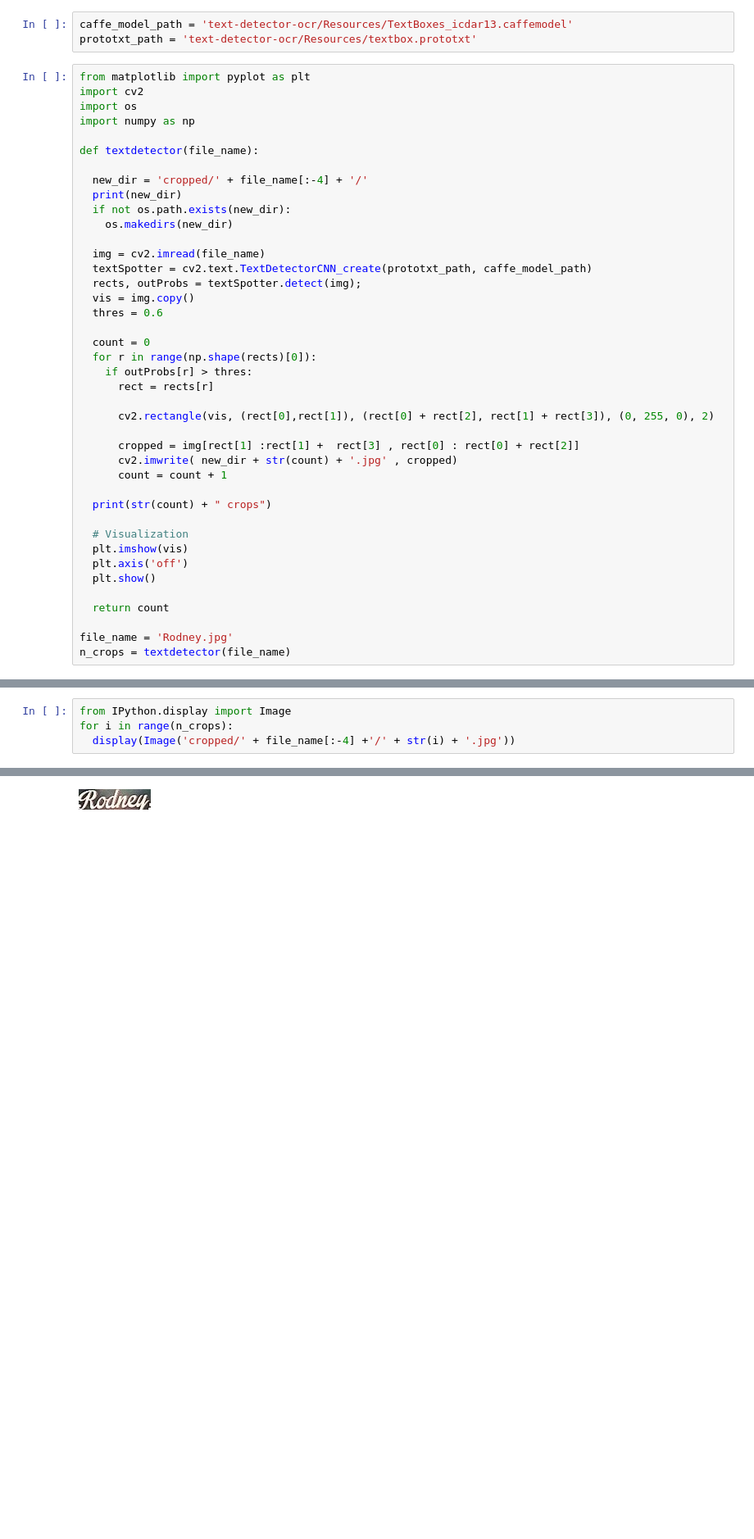
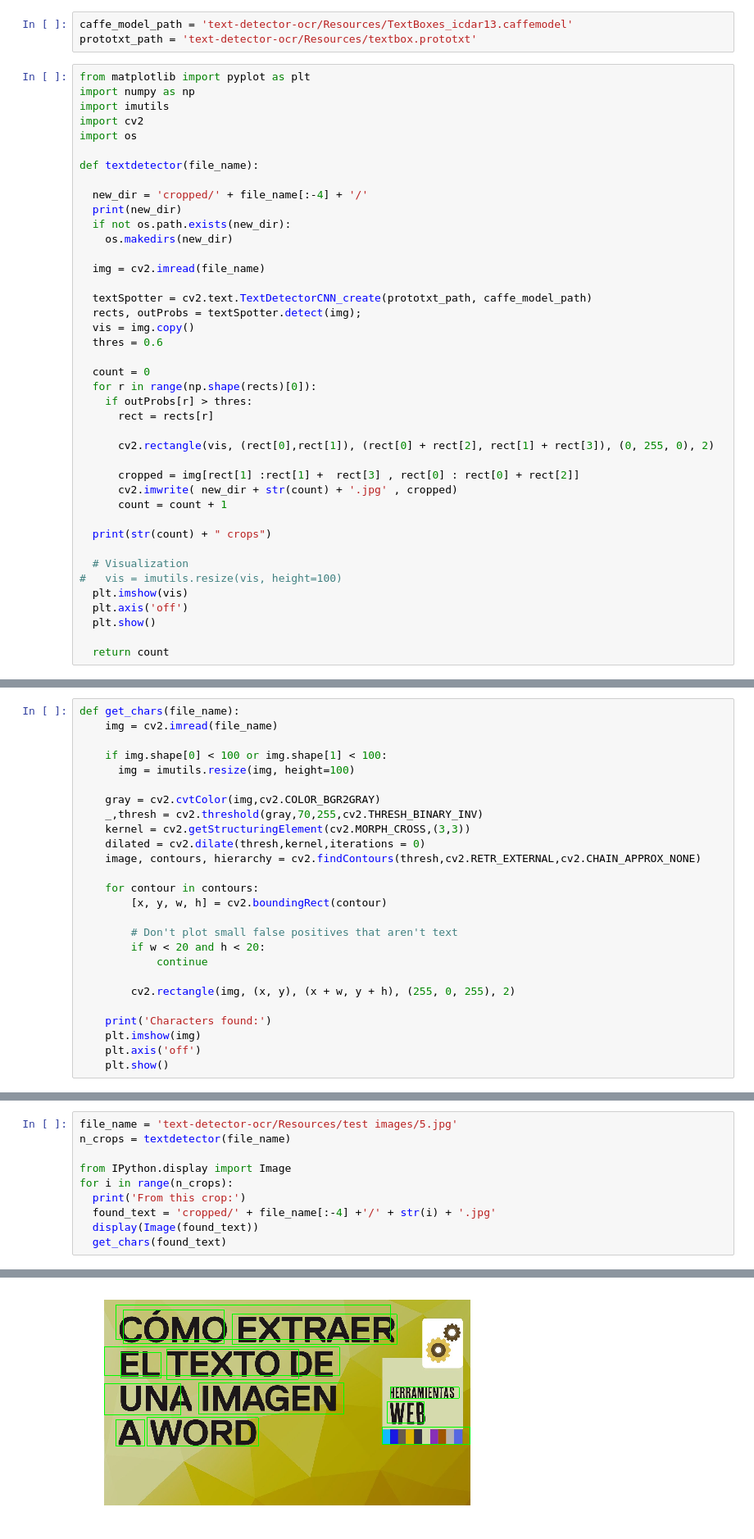
Before and after one commit to daniarnaizg/text-detector-ocr, a Jupyter notebook: Text detector with OpenCV-Contrib.ipynb, the cells around one changed output, grey strips where cells are left out. Shown at 82% size. Cells and saved outputs as stored; diff of their text form; blank space fills up the shorter version.

Commit message:
Added a function to get the separed chars of the found text

```diff
--- a/Text detector with OpenCV-Contrib.ipynb
+++ b/Text detector with OpenCV-Contrib.ipynb
@@ -22,9 +28,10 @@ caffe_model_path = 'text-detector-ocr/Resources/TextBoxes_icdar13.caffemodel'
 prototxt_path = 'text-detector-ocr/Resources/textbox.prototxt'
 # %%
 from matplotlib import pyplot as plt
+import numpy as np
+import imutils
 import cv2
 import os
-import numpy as np
 
 def textdetector(file_name):
 
@@ -34,6 +41,7 @@ def textdetector(file_name):
     os.makedirs(new_dir)
 
   img = cv2.imread(file_name)
+
   textSpotter = cv2.text.TextDetectorCNN_create(prototxt_path, caffe_model_path)
   rects, outProbs = textSpotter.detect(img);
   vis = img.copy()
@@ -53,11 +61,9 @@ def textdetector(file_name):
   print(str(count) + " crops")
 
   # Visualization
+#   vis = imutils.resize(vis, height=100)
   plt.imshow(vis)
   plt.axis('off')
   plt.show()
 
   return count
-
-file_name = 'Rodney.jpg'
-n_crops = textdetector(file_name)
@@ -67,0 +70,26 @@ cropped/Rodney/
+# %%
+def get_chars(file_name):
+    img = cv2.imread(file_name)
+
+    if img.shape[0] < 100 or img.shape[1] < 100:
+      img = imutils.resize(img, height=100)
+
+    gray = cv2.cvtColor(img,cv2.COLOR_BGR2GRAY)
+    _,thresh = cv2.threshold(gray,70,255,cv2.THRESH_BINARY_INV)
+    kernel = cv2.getStructuringElement(cv2.MORPH_CROSS,(3,3))
+    dilated = cv2.dilate(thresh,kernel,iterations = 0)
+    image, contours, hierarchy = cv2.findContours(thresh,cv2.RETR_EXTERNAL,cv2.CHAIN_APPROX_NONE)
+
+    for contour in contours:
+        [x, y, w, h] = cv2.boundingRect(contour)
+
+        # Don't plot small false positives that aren't text
+        if w < 20 and h < 20:
+            continue
+
+        cv2.rectangle(img, (x, y), (x + w, y + h), (255, 0, 255), 2)
+
+    print('Characters found:')
+    plt.imshow(img)
+    plt.axis('off')
+    plt.show()
@@ -68,5 +100,11 @@ cropped/Rodney/
 # %%
+file_name = 'text-detector-ocr/Resources/test images/5.jpg'
+n_crops = textdetector(file_name)
+
 from IPython.display import Image
 for i in range(n_crops):
-  display(Image('cropped/' + file_name[:-4] +'/' + str(i) + '.jpg'))
+  print('From this crop:')
+  found_text = 'cropped/' + file_name[:-4] +'/' + str(i) + '.jpg'
+  display(Image(found_text))
+  get_chars(found_text)
 # %% [output]
@@ -73 +113 @@ for i in range(n_crops):
-[figure, old version]
+[figure, new version]
```
Also changed, not shown: parts of 8 cells of this notebook.
